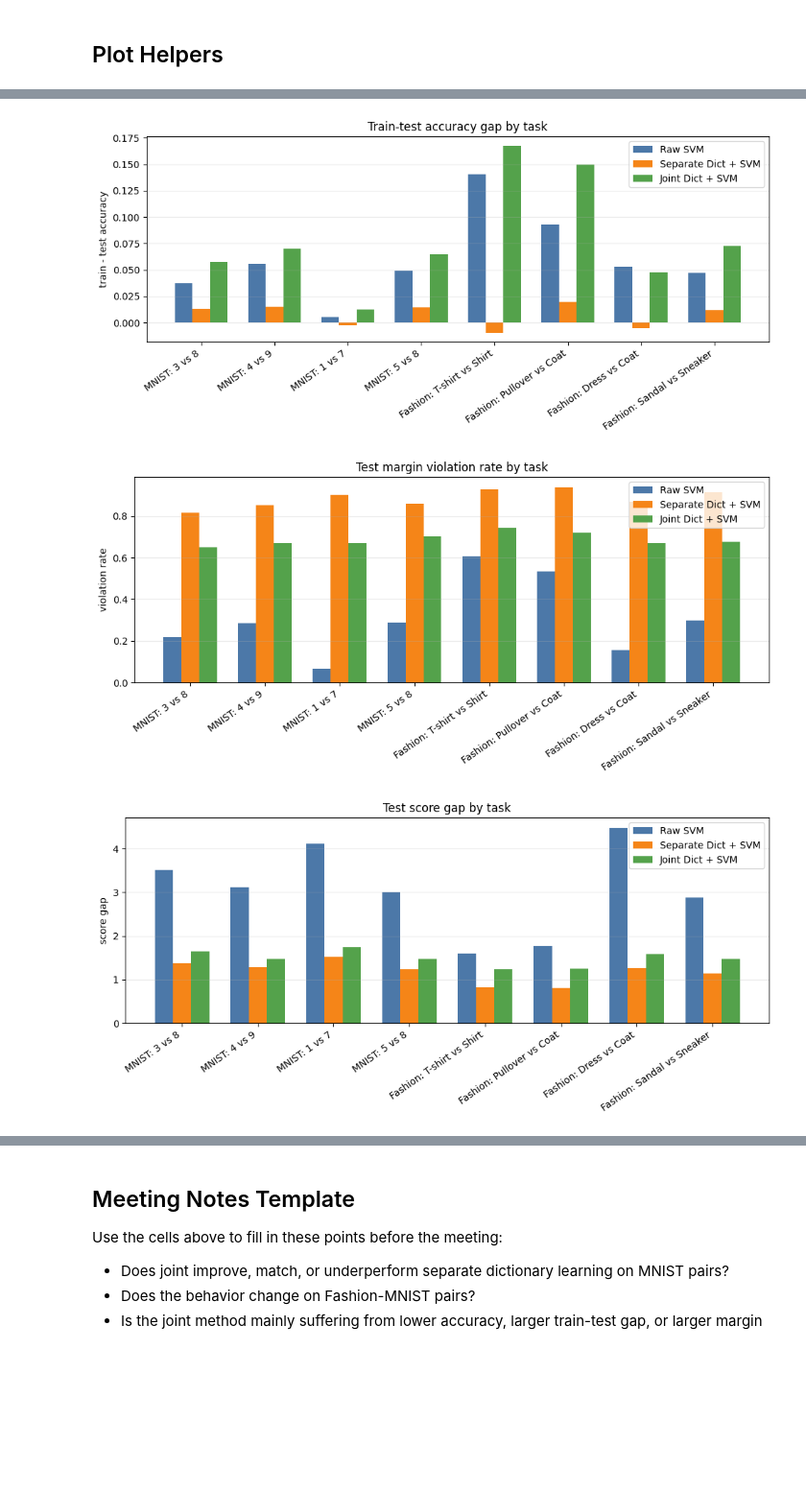
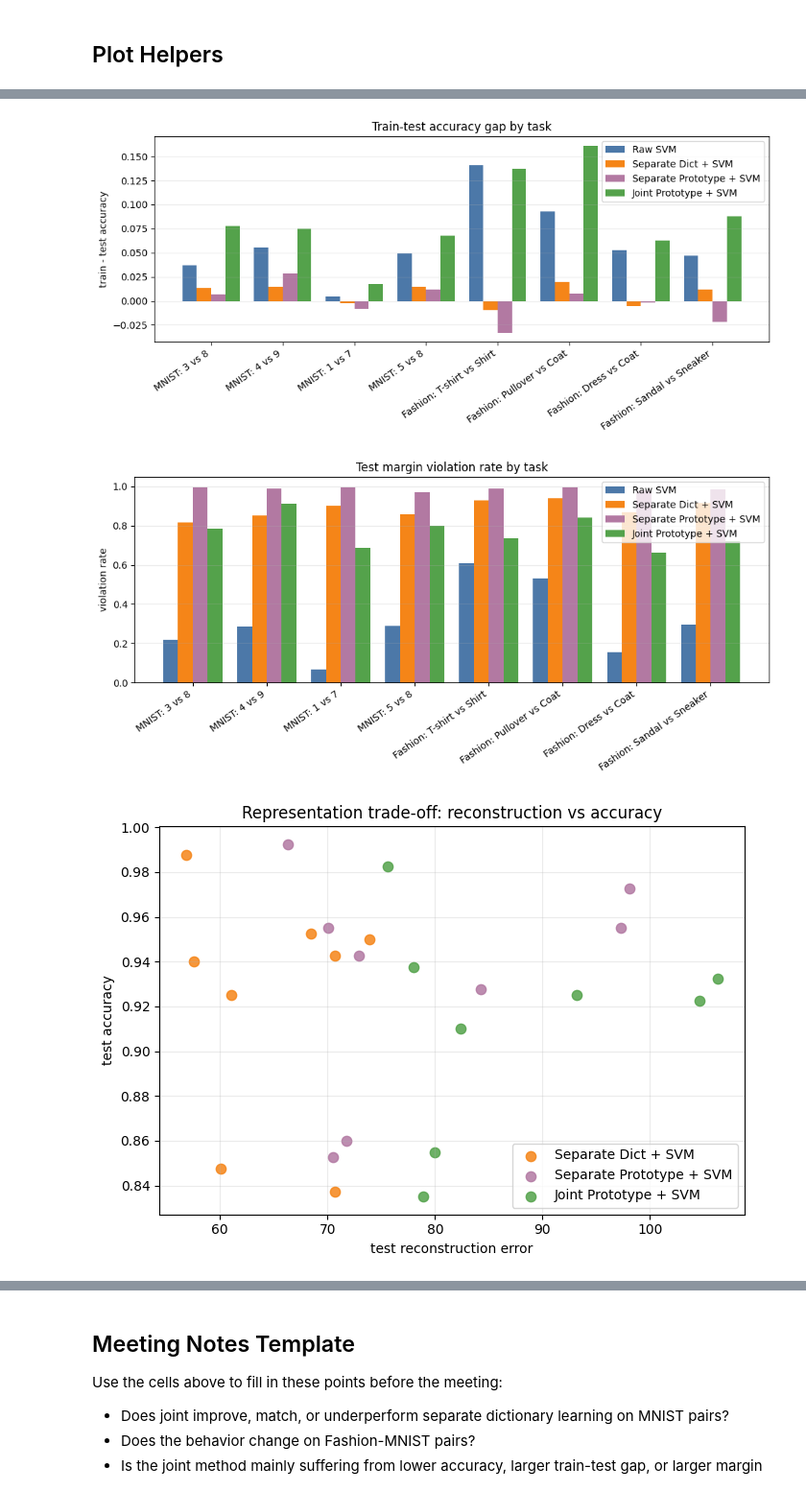
Before and after one commit to ccchloe510/FYP, a Jupyter notebook: notebooks/07_multi_pair_results.ipynb, the cells around one changed output, grey strips where cells are left out. Shown at 96% size. Drawn from its saved outputs; the diff is of its cells as text; code cells hidden in the pictures; blank space fills up the shorter version.

Commit message:
prototype added and metrics modified

```diff
--- a/notebooks/07_multi_pair_results.ipynb
+++ b/notebooks/07_multi_pair_results.ipynb
@@ -59,7 +62,7 @@ The baseline and joint models share representation/classifier controls where pos
 baseline_hyper = default_hyperparams()
 joint_hyper = default_hyperparams()
 
-# Shared controls for dictionary capacity, sparsity, classifier regularization, and budget.
+# Shared controls for dictionary capacity, sparsity scale, classifier regularization, and budget.
 for hyper in (baseline_hyper, joint_hyper):
     hyper.dictionary_size = 48
     hyper.mu = 0.5
@@ -67,7 +70,11 @@ for hyper in (baseline_hyper, joint_hyper):
     hyper.max_iter = 100
     hyper.random_state = 42
 
-# Joint-only controls.
+# Keep the separate baseline as the original L1 sparse dictionary method.
+baseline_hyper.code_simplex = False
+
+# Joint prototype-learning variant: C columns are nonnegative and sum to one.
+joint_hyper.code_simplex = True
 joint_hyper.rho = 10
 joint_hyper.eta = 10
 joint_hyper.init_code_scale = 5e-3
@@ -229,11 +316,12 @@ mnist | Separate Dict + SVM | 4 | 0.955 | 0.01912 | 0.01 | 1.354 | 0.8575 | 64.7
 # %% [markdown]
 ## Plot Helpers
 # %%
-METHOD_ORDER = ['Raw SVM', 'Separate Dict + SVM', 'Joint Dict + SVM']
+METHOD_ORDER = ['Raw SVM', 'Separate Dict + SVM', 'Separate Prototype + SVM', 'Joint Prototype + SVM']
 COLORS = {
     'Raw SVM': '#4c78a8',
     'Separate Dict + SVM': '#f58518',
-    'Joint Dict + SVM': '#54a24b',
+    'Separate Prototype + SVM': '#b279a2',
+    'Joint Prototype + SVM': '#54a24b',
 }
 
 
@@ -250,7 +338,8 @@ def plot_metric_by_task(rows, metric, title, ylabel):
             labels.append(label)
 
     x = np.arange(len(labels), dtype=np.float64)
-    width = 0.24
+    width = min(0.8 / max(1, len(METHOD_ORDER)), 0.22)
+    center = (len(METHOD_ORDER) - 1) / 2.0
     fig, ax = plt.subplots(figsize=(max(10, len(labels) * 1.2), 4.8))
 
     for idx, method in enumerate(METHOD_ORDER):
@@ -259,7 +348,7 @@ def plot_metric_by_task(rows, metric, title, ylabel):
             match = next((row for row in rows if _task_label(row) == label and row['method'] == method), None)
             value = float('nan') if match is None else float(match.get(metric, float('nan')))
             values.append(value)
-        ax.bar(x + (idx - 1) * width, values, width=width, label=method, color=COLORS[method])
+        ax.bar(x + (idx - center) * width, values, width=width, label=method, color=COLORS[method])
 
     ax.set_title(title)
     ax.set_ylabel(ylabel)
@@ -293,7 +384,6 @@ def plot_tradeoff(rows, x_metric, y_metric, title, xlabel, ylabel):
 plot_metric_by_task(comparison_rows, 'test_accuracy', 'Test accuracy by task', 'test accuracy')
 plot_metric_by_task(comparison_rows, 'train_test_gap', 'Train-test accuracy gap by task', 'train - test accuracy')
 plot_metric_by_task(comparison_rows, 'test_violation_rate', 'Test margin violation rate by task', 'violation rate')
-plot_metric_by_task(comparison_rows, 'test_score_gap', 'Test score gap by task', 'score gap')
 plot_tradeoff(
     comparison_rows,
     'test_reconstruction_error',
@@ -316,3 +406,3 @@ plt.show()
-[figure, old version]
+[figure, new version]
-[figure, old version]
+[figure, new version]
-[figure, old version]
+[figure, new version]
```
Also changed, not shown: parts of 20 cells of this notebook, 10 other files.
